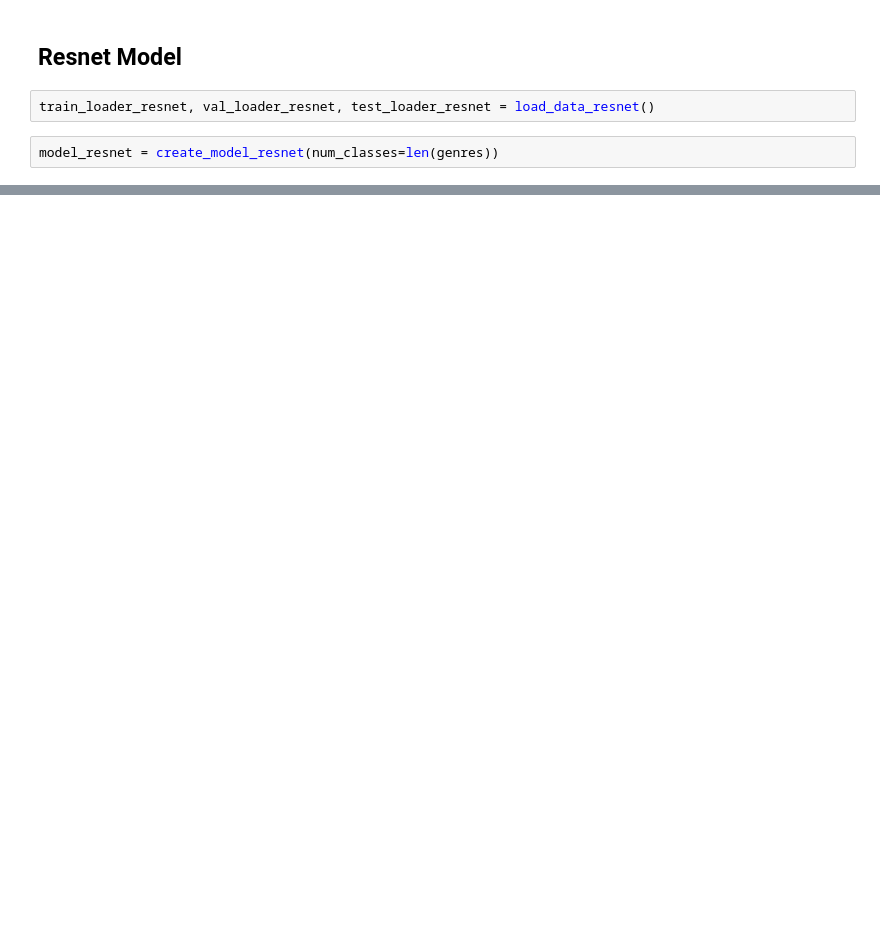
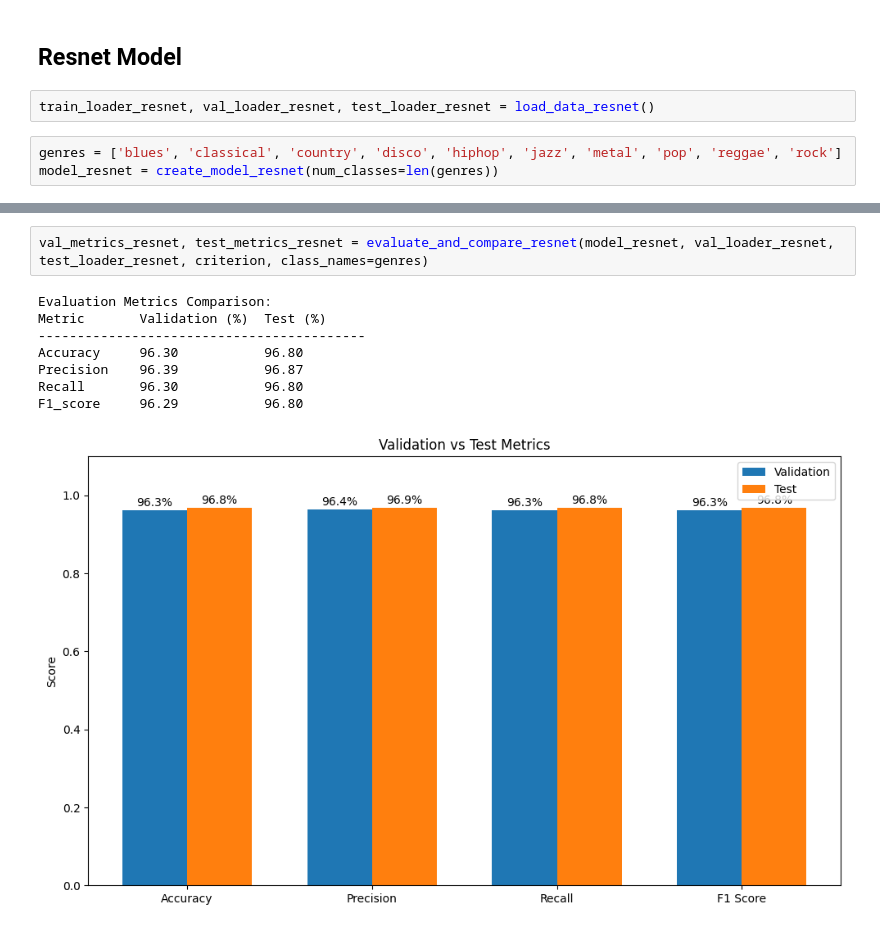
Before and after one commit to Heban-7/audio-classification, a Jupyter notebook: notebook/cnn_model_training.ipynb, the cells around one changed output, grey strips where cells are left out. Saved outputs shown, nothing was run; the diff lists cells and outputs as text; blank space fills up the shorter version.

```diff
--- a/notebook/cnn_model_training.ipynb
+++ b/notebook/cnn_model_training.ipynb
@@ -49,6 +74,7 @@ save_model(model)
 # %%
 train_loader_resnet, val_loader_resnet, test_loader_resnet = load_data_resnet()
 # %%
+genres = ['blues', 'classical', 'country', 'disco', 'hiphop', 'jazz', 'metal', 'pop', 'reggae', 'rock']
 model_resnet = create_model_resnet(num_classes=len(genres))
 # %%
 train_losses_resnet, val_losses_resnet, train_accs_resnet, val_accs_resnet = train_model_resnet(model_resnet, train_loader_resnet, val_loader_resnet)
@@ -61,0 +120,11 @@ plot_training_curves_resnet(train_losses_resnet, val_losses_resnet, train_accs_r
+# %%
+val_metrics_resnet, test_metrics_resnet = evaluate_and_compare_resnet(model_resnet, val_loader_resnet, test_loader_resnet, criterion, class_names=genres)
+# %% [output]
+Evaluation Metrics Comparison:
+Metric       Validation (%)  Test (%)
+------------------------------------------
+Accuracy     96.30           96.80
+Precision    96.39           96.87
+Recall       96.30           96.80
+F1_score     96.29           96.80
+[figure, added]
```
Also changed, not shown: parts of 15 cells of this notebook, 4 other files.
